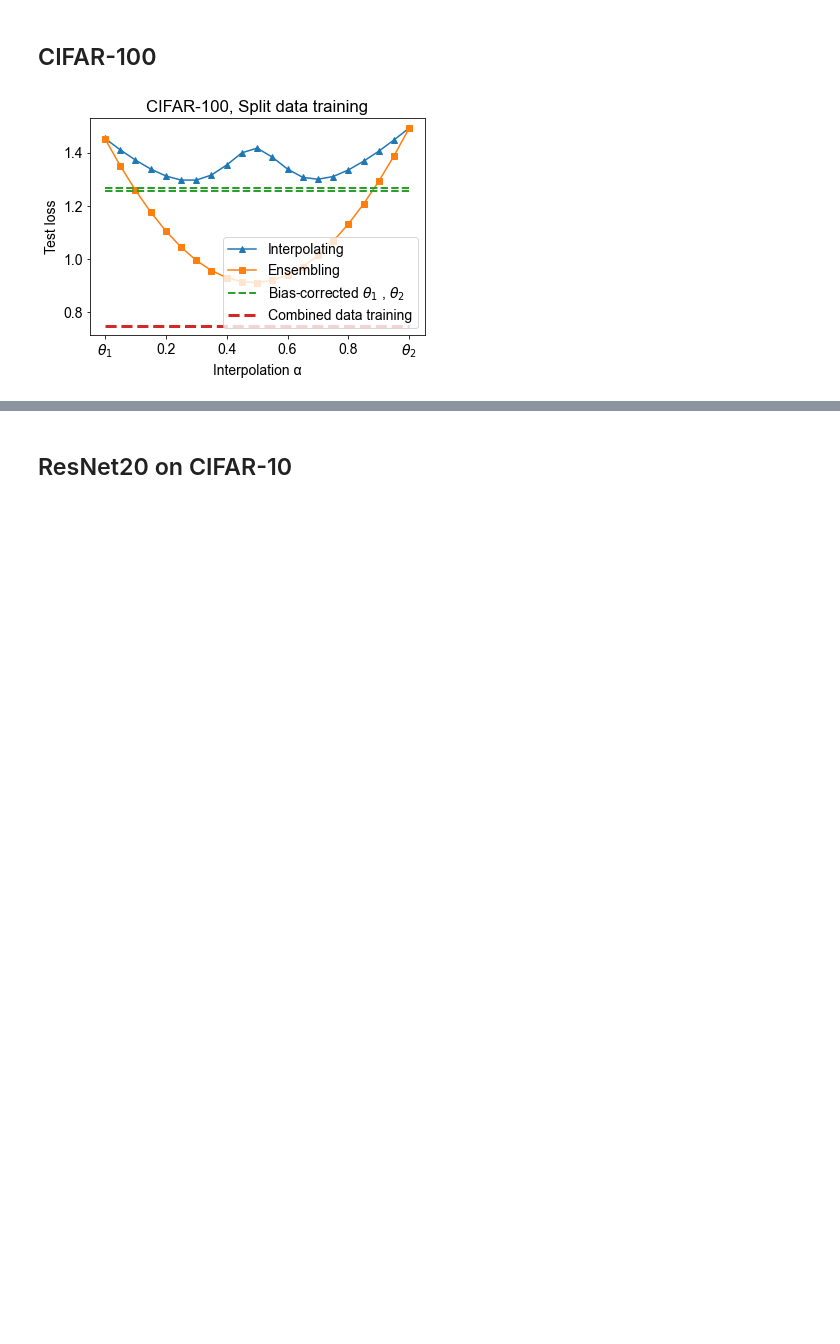
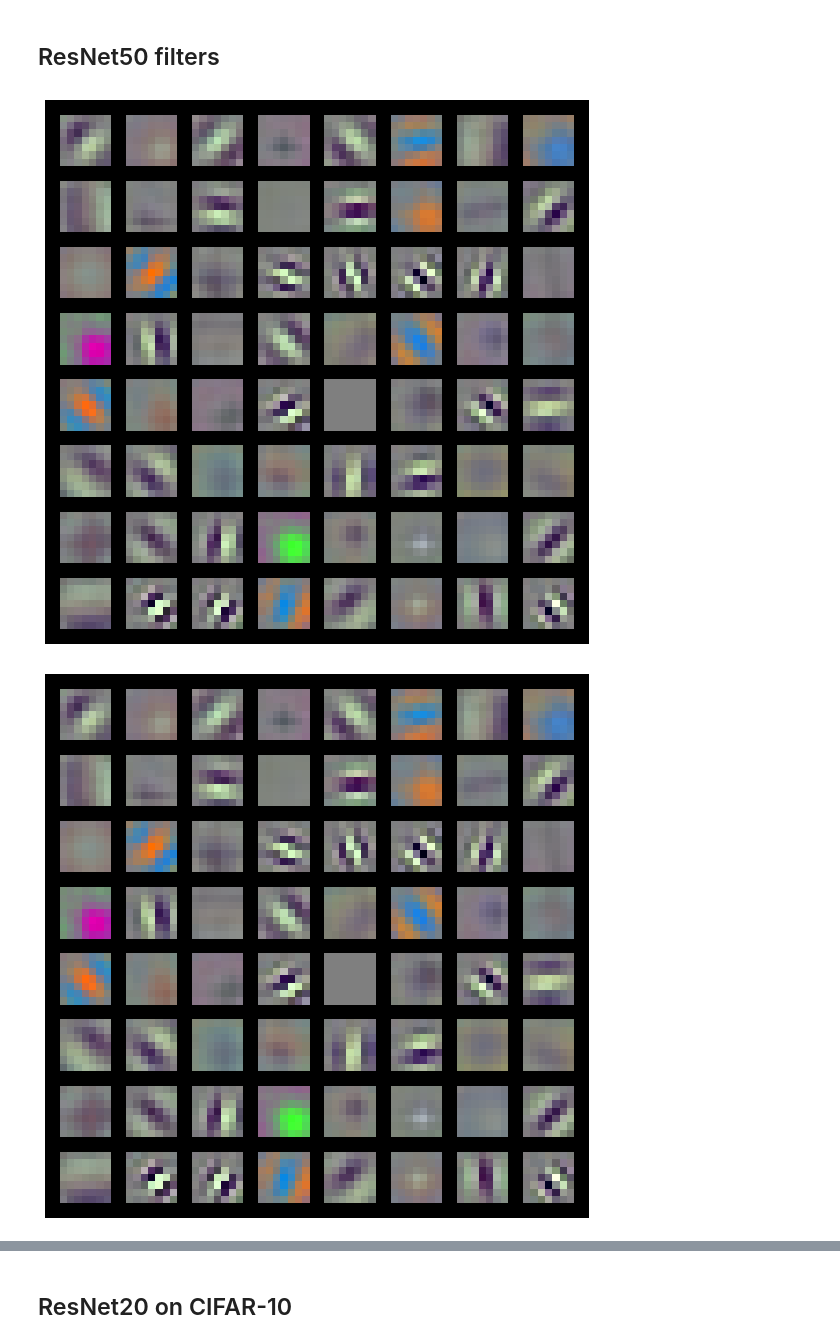
Before and after one commit to KellerJordan/REPAIR, a Jupyter notebook: notebooks/Figures.ipynb, the cells around one changed output, grey strips where cells are left out. Saved outputs shown, nothing was run; the diff lists cells and outputs as text; code cells hidden in the pictures; blank space fills up the shorter version.

```diff
--- a/notebooks/Figures.ipynb
+++ b/notebooks/Figures.ipynb
@@ -74,40 +24,0 @@ plt.show()
-# %% [markdown]
-## CIFAR-100
-# %%
-obj = loadobj('cifar100_split')
-
-yy1 = obj['interpolate']
-yy2 = obj['ensemble']
-yy3 = obj['adjusted_v1a']
-yy4 = obj['adjusted_v1b']
-
-ii = 3
-agg_fn = min
-yy0a = [y[ii] for y in yy3]
-yy0b = [y[ii] for y in yy4]
-yy0c = obj['full'][ii]
-
-xx = np.arange(0, 1.0001, 1/(len(yy1)-1))
-plt.plot(xx, [y[ii] for y in yy1], label='Interpolating',
-         marker='^', color=colors[0])
-plt.plot(xx, [y[ii] for y in yy2], label='Ensembling',
-         marker='s', color=colors[1])
-plt.plot(xx, [agg_fn(yy0a)]*len(xx), label='Bias-corrected $\\theta_1$ , $\\theta_2$',
-         linewidth=2, linestyle='--', color=colors[2])
-plt.plot(xx, [agg_fn(yy0b)]*len(xx),
-         linewidth=2, linestyle='--', color=colors[2])
-plt.plot(xx, [yy0c]*len(xx), label='Combined data training',
-         linewidth=3, linestyle='--', color=colors[3])
-plt.title('CIFAR-100, Split data training')
-plt.xlabel('Test loss')
-plt.xticks([0, 0.2, 0.4, 0.6, 0.8, 1], ['$\\theta_1$', '0.2', '0.4', '0.6', '0.8', '$\\theta_2$'])
-plt.xlabel('Interpolation α')
-
-# plt.ylim([0.68, 1.55])
-# plt.ylim([0.4, 1.5])
-plt.ylabel('Test loss')
-plt.legend(loc='lower right')
-
-plt.show()
-# %% [output]
-[figure, removed]
@@ -113,0 +28,28 @@ plt.show()
+# %% [markdown]
+## ResNet50 filters
+# %%
+obj = loadobj('resnet50_filters')
+
+import torchvision
+def viz(w):
+    w = w.detach().cpu()
+    w = (w + 0.5) / 1.0
+    w = w.clip(0, 1)
+
+    if len(w.shape) == 3:
+        w = w.unsqueeze(0)
+    if w.shape[0] > 1:
+        w = torchvision.utils.make_grid(w)
+    else:
+        w = w.squeeze(0)
+    w = w.permute(1, 2, 0)
+    plt.figure(figsize=(10, 10))
+    plt.imshow(w)
+    plt.axis('off')
+    plt.show()
+viz(obj['v1'])
+viz(obj['v1'])
+viz(obj['v2_perm1'])
+# %% [output]
+[figure, added]
+[figure, added]
```
Also changed, not shown: parts of 28 cells of this notebook, 2 other files.
